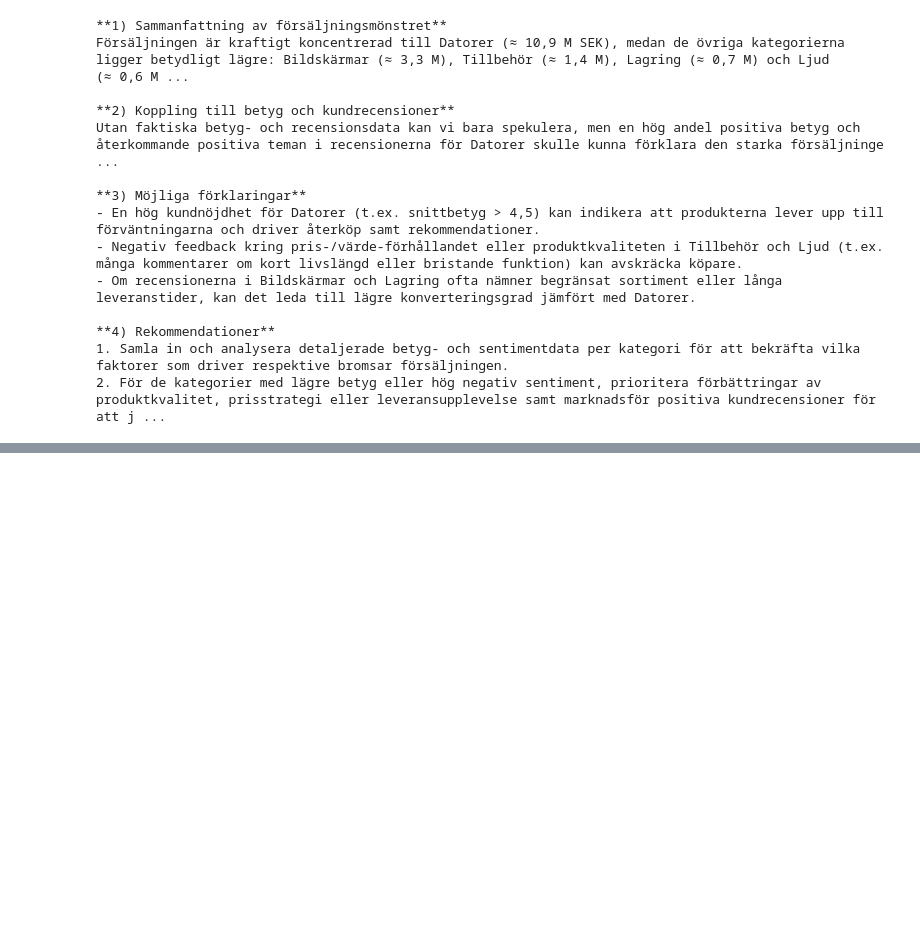
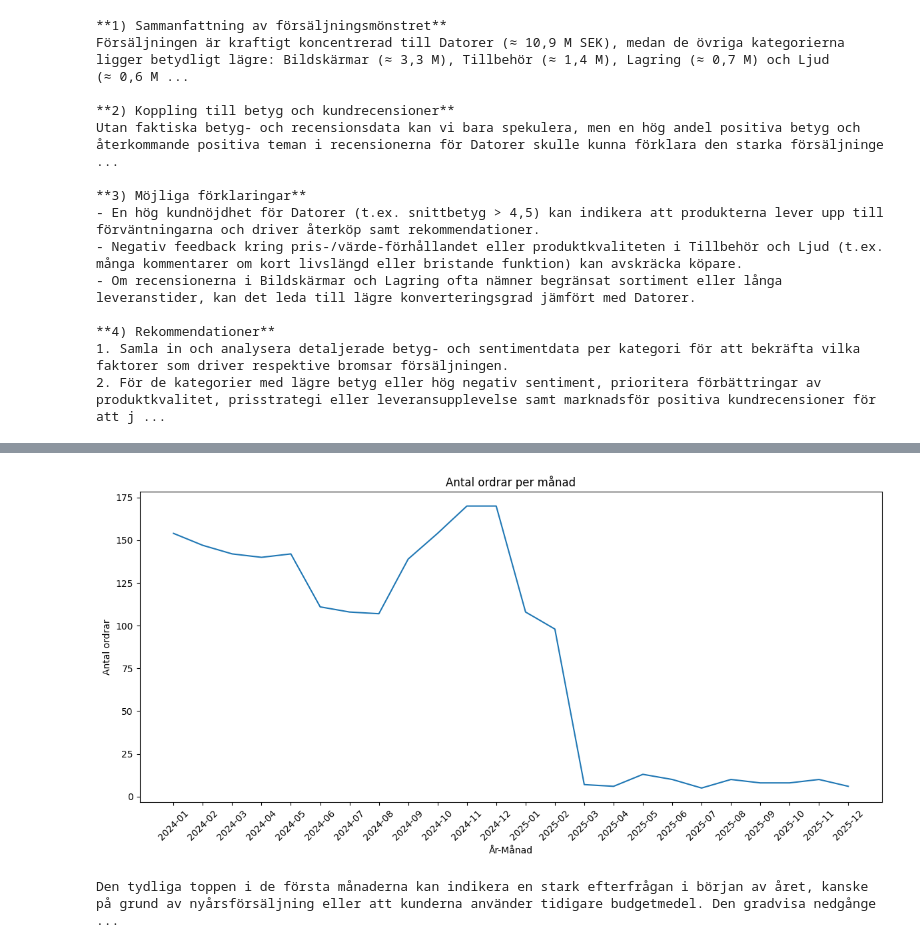
Before and after one commit to rikardsoderstrom/DataScience-uppgift, a Jupyter notebook: kpi_och_analys.ipynb, the cells around one changed output, grey strips where cells are left out. Drawn from its saved outputs; the diff is of its cells as text; code cells hidden in the pictures; blank space fills up the shorter version.

Commit message:
skapat en extra kolumn för att kunna beräkna ordrar per månad, även skapat en prompt för att kunna svara på varför grafen visar de den gör

```diff
--- a/kpi_och_analys.ipynb
+++ b/kpi_och_analys.ipynb
@@ -233,0 +252,11 @@ Utan faktiska betyg‑ och recensionsdata kan vi bara spekulera, men en hög and
+# %%
+df["orderdatum"] = pd.to_datetime(df["orderdatum"])
+df["år_månad"] = df["orderdatum"].dt.to_period("M")
+# %%
+kpi_antal_ordrar_per_månad = (
+    df.groupby("år_månad")["order_id"]
+      .nunique()
+      .sort_index()
+)
+
+kpi_antal_ordrar_per_månad
@@ -233,0 +281,37 @@ Utan faktiska betyg‑ och recensionsdata kan vi bara spekulera, men en hög and
+# %%
+plt.figure(figsize=(12,6))
+plt.plot(kpi_antal_ordrar_per_månad.index.astype(str),
+         kpi_antal_ordrar_per_månad.values)
+
+plt.title("Antal ordrar per månad")
+plt.xlabel("År-Månad")
+plt.ylabel("Antal ordrar")
+plt.xticks(rotation=45)
+plt.tight_layout()
+plt.show()
+# %% [output]
+[figure, added]
+# %%
+summary = (
+    kpi_försäljning_per_månad
+    .round(0)
+    .astype(int)
+    .to_string()
+)
+
+response = llm.invoke([
+    {"role": "system", "content": SYSTEM_PROMPT_ANTAL_ORDRAR_PER_MÅNAD},
+    {"role": "user", "content": f"""
+Här är försäljning per månad (SEK):
+
+{summary}
+
+Förklara varför utvecklingen kan se ut som den gör.
+Fokusera särskilt på den tydliga toppen i början av året och dippen under juli månad.
+"""
+    }
+])
+
+print(response.content)
+# %% [output]
+Den tydliga toppen i de första månaderna kan indikera en stark efterfrågan i början av året, kanske på grund av nyårsförsäljning eller att kunderna använder tidigare budgetmedel. Den gradvisa nedgånge ...
```
Also changed, not shown: parts of 7 cells of this notebook.
